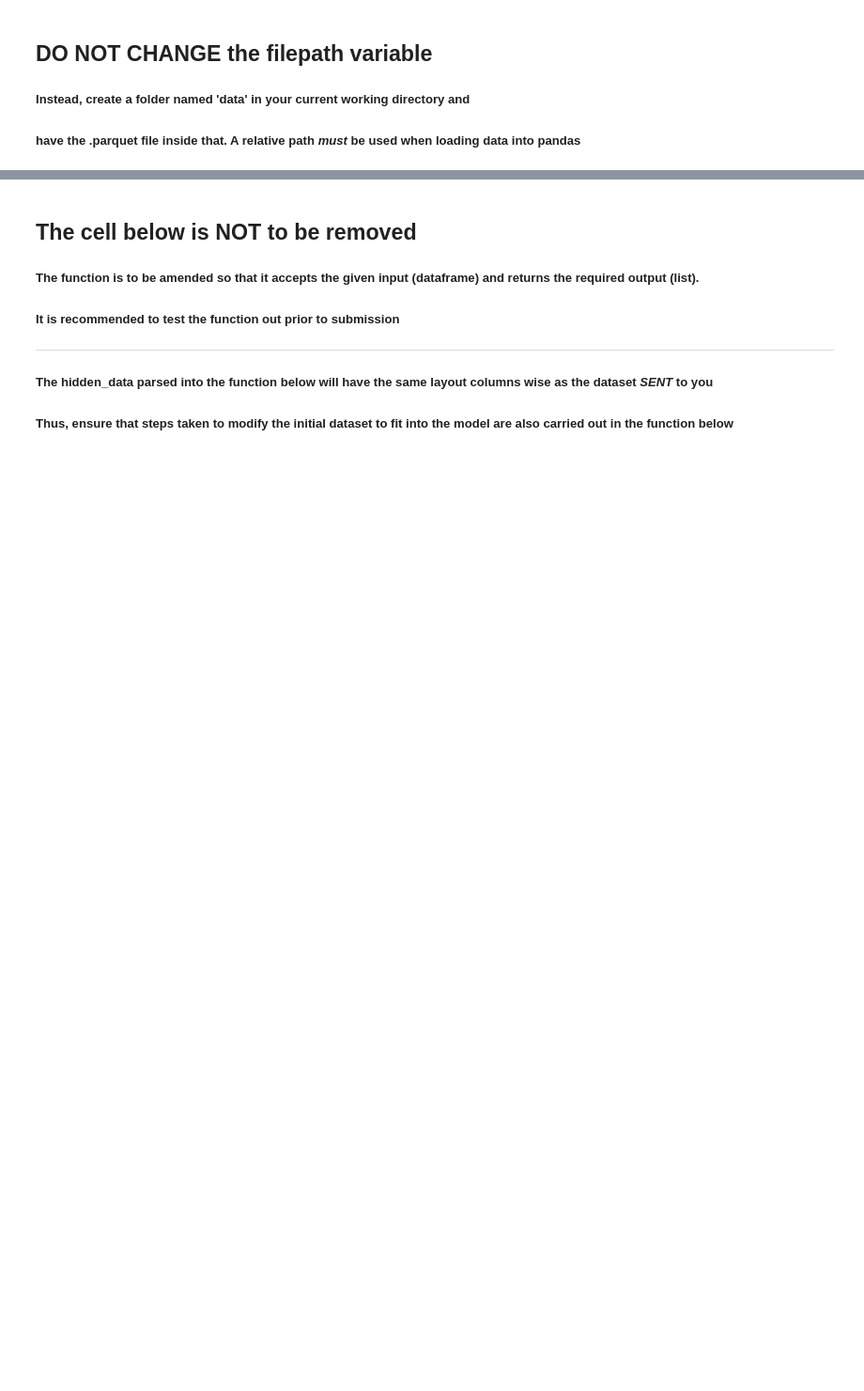
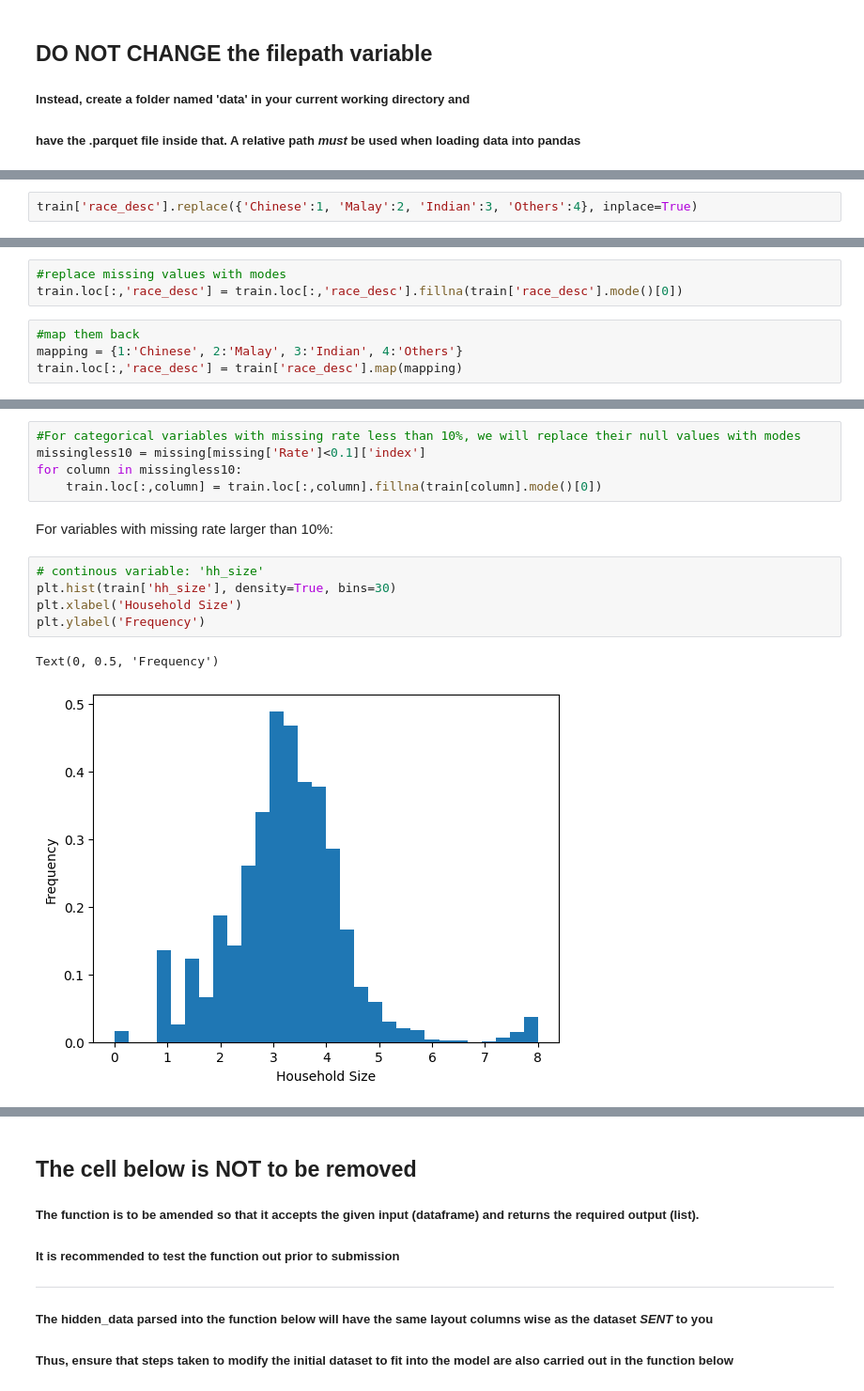
Before and after one commit to Kayannn123/NUS-SDS-Datathon-Singlife-Team153, a Jupyter notebook: NUS_DATATHON_SINGLIFE_NUS 153.ipynb, the cells around one changed output, grey strips where cells are left out. Shown at 94% size. Drawn from its saved outputs; the diff is of its cells as text; blank space fills up the shorter version.

```diff
--- a/NUS_DATATHON_SINGLIFE_NUS 153.ipynb
+++ b/NUS_DATATHON_SINGLIFE_NUS 153.ipynb
@@ -19,0 +202,2 @@ train = pd.read_parquet(filepath, engine='pyarrow')
+# %%
+train['race_desc'].replace({'Chinese':1, 'Malay':2, 'Indian':3, 'Others':4}, inplace=True)
@@ -19,0 +208,7 @@ train = pd.read_parquet(filepath, engine='pyarrow')
+# %%
+#replace missing values with modes
+train.loc[:,'race_desc'] = train.loc[:,'race_desc'].fillna(train['race_desc'].mode()[0])
+# %%
+#map them back
+mapping = {1:'Chinese', 2:'Malay', 3:'Indian', 4:'Others'}
+train.loc[:,'race_desc'] = train['race_desc'].map(mapping)
@@ -19,0 +219,15 @@ train = pd.read_parquet(filepath, engine='pyarrow')
+# %%
+#For categorical variables with missing rate less than 10%, we will replace their null values with modes
+missingless10 = missing[missing['Rate']<0.1]['index']
+for column in missingless10:
+    train.loc[:,column] = train.loc[:,column].fillna(train[column].mode()[0])
+# %% [markdown]
+For variables with missing rate larger than 10%:
+# %%
+# continous variable: 'hh_size'
+plt.hist(train['hh_size'], density=True, bins=30)
+plt.xlabel('Household Size')
+plt.ylabel('Frequency')
+# %% [output]
+Text(0, 0.5, 'Frequency')
+[figure, added]
```
Also changed, not shown: parts of 196 cells of this notebook.
